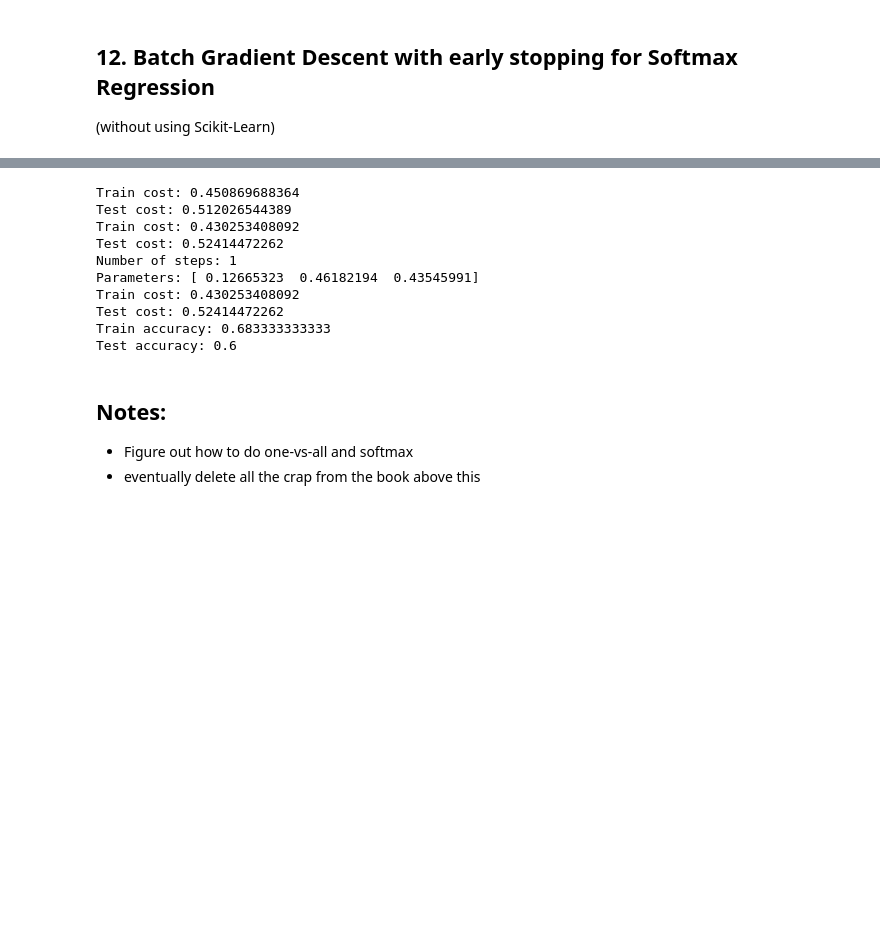
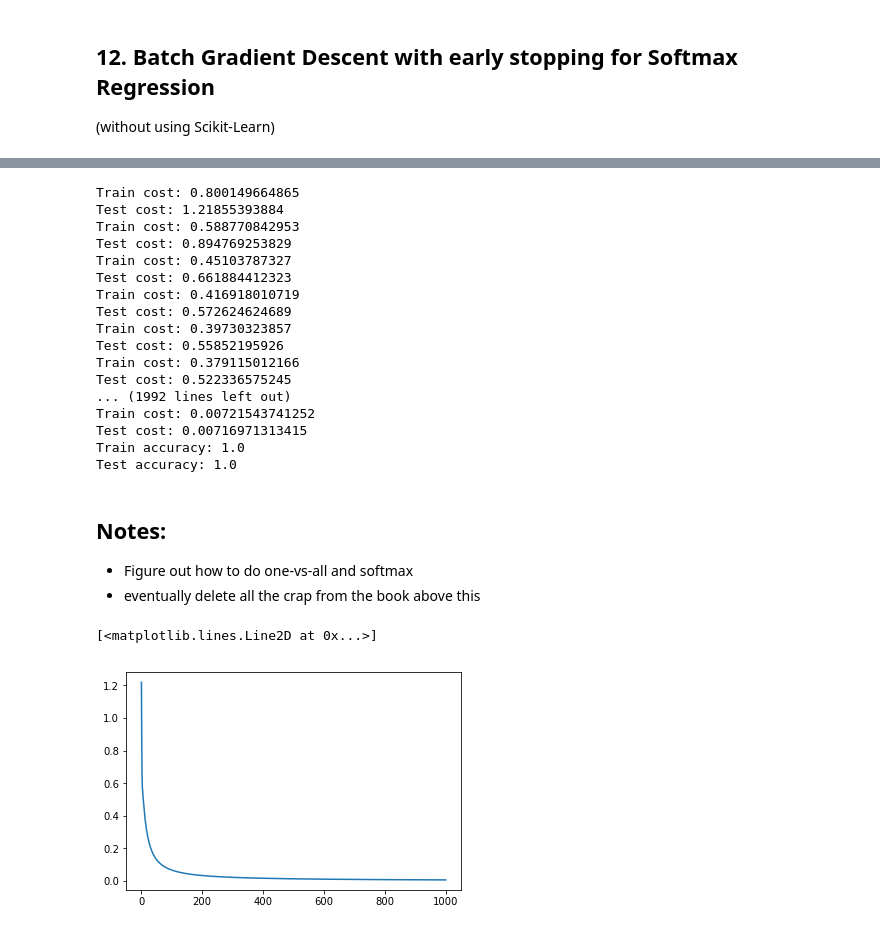
Before and after one commit to zeromh/handson-ml, a Jupyter notebook: 04_training_linear_models_tim.ipynb, the cells around one changed output, grey strips where cells are left out. Saved outputs shown, nothing was run; the diff lists cells and outputs as text; code cells hidden in the pictures; blank space fills up the shorter version.

```diff
--- a/04_training_linear_models_tim.ipynb
+++ b/04_training_linear_models_tim.ipynb
@@ -904,14 +913,16 @@ def main(X_train, X_test, y_train, y_test):
     # Randomly initialize parameters
     theta = np.random.rand(3)
     prev_test_cost = None
-    alpha = .3
+    alpha = .9
     n_steps = 0
+    test_cost_list = []
     # Train model until Test cost is higher than it was in the previous iteration
     while True:
         p_train = logistic_predict(X_train, theta)
         p_test = logistic_predict(X_test, theta)
         train_cost = compute_log_loss(y_train, p_train)
         test_cost = compute_log_loss(y_test, p_test)
+        test_cost_list.append(test_cost)
         print 'Train cost:', train_cost
         print 'Test cost:', test_cost
         if prev_test_cost and test_cost > prev_test_cost:
@@ -920,7 +931,7 @@ def main(X_train, X_test, y_train, y_test):
         gradients = compute_gradients(X_train, y_train, theta, p_train)
         theta = update_parameters(theta, gradients, alpha)
         n_steps += 1
-        if n_steps > 10000: # Just in case we train for too long
+        if n_steps > 1000: # Just in case we train for too long
             break
     train_accuracy = accuracy_score(y_train, (p_train >= .5).astype(int))
     test_accuracy = accuracy_score(y_test, (p_test >= .5).astype(int))
@@ -930,19 +941,27 @@ def main(X_train, X_test, y_train, y_test):
     print 'Test cost:', test_cost
     print 'Train accuracy:', train_accuracy
     print 'Test accuracy:', test_accuracy
+    return test_cost_list
 # %%
-main(X_train, X_test, y_train, y_test)
+tcl = main(X_train, X_test, y_train, y_test)
 # %% [output]
-Train cost: 0.450869688364
-Test cost: 0.512026544389
-Train cost: 0.430253408092
-Test cost: 0.52414472262
-Number of steps: 1
-Parameters: [ 0.12665323  0.46182194  0.43545991]
-Train cost: 0.430253408092
-Test cost: 0.52414472262
-Train accuracy: 0.683333333333
-Test accuracy: 0.6
+Train cost: 0.800149664865
+Test cost: 1.21855393884
+Train cost: 0.588770842953
+Test cost: 0.894769253829
+Train cost: 0.45103787327
+Test cost: 0.661884412323
+Train cost: 0.416918010719
+Test cost: 0.572624624689
+Train cost: 0.39730323857
+Test cost: 0.55852195926
+Train cost: 0.379115012166
+Test cost: 0.522336575245
+... (1992 lines left out)
+Train cost: 0.00721543741252
+Test cost: 0.00716971313415
+Train accuracy: 1.0
+Test accuracy: 1.0
 # %% [markdown]
 ## Notes:
 - Figure out how to do one-vs-all and softmax
@@ -949,0 +973,5 @@ Test accuracy: 0.6
+# %%
+plt.plot(tcl)
+# %% [output]
+[<matplotlib.lines.Line2D at 0x...>]
+[figure, added]
```
Also changed, not shown: parts of 2 cells of this notebook, 1 other file.
